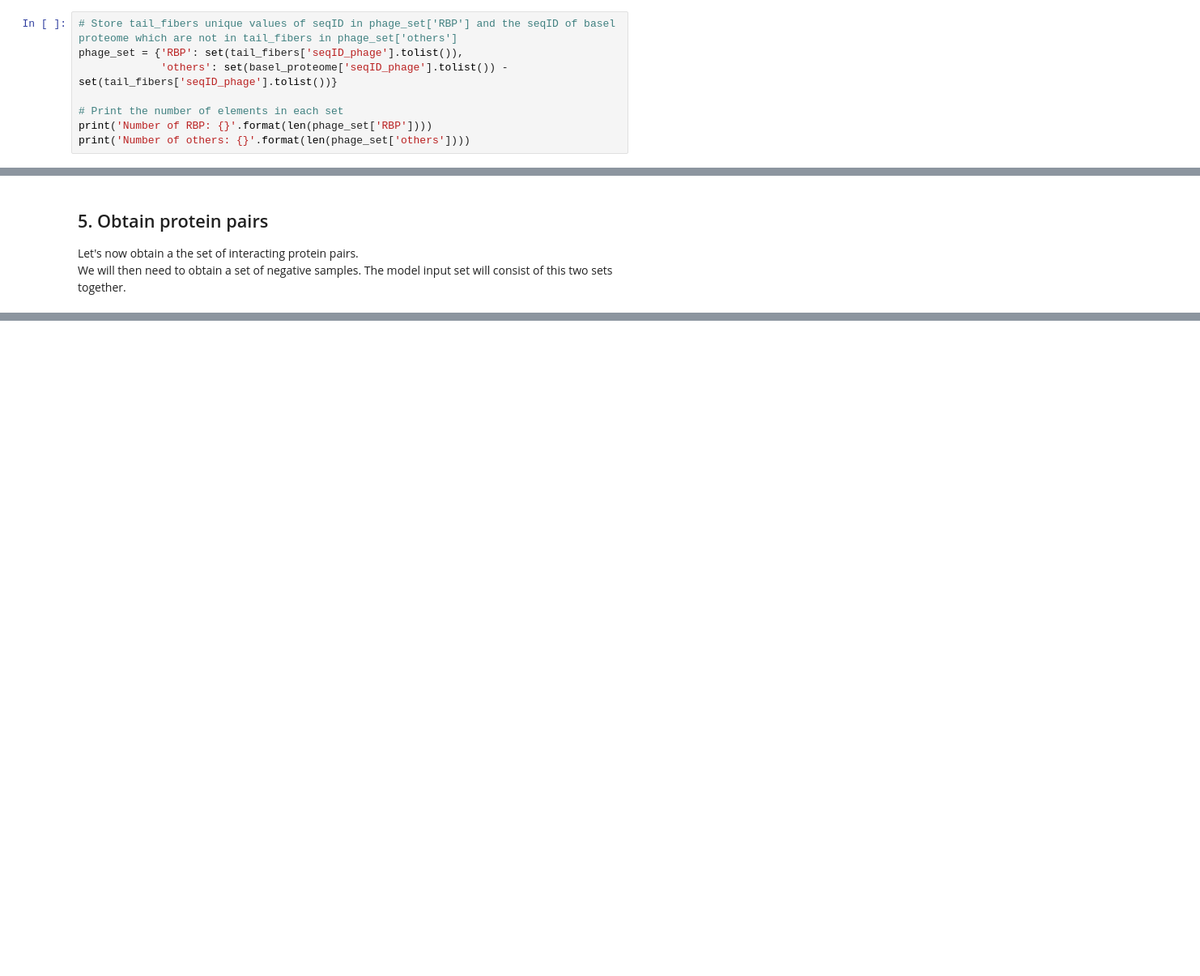
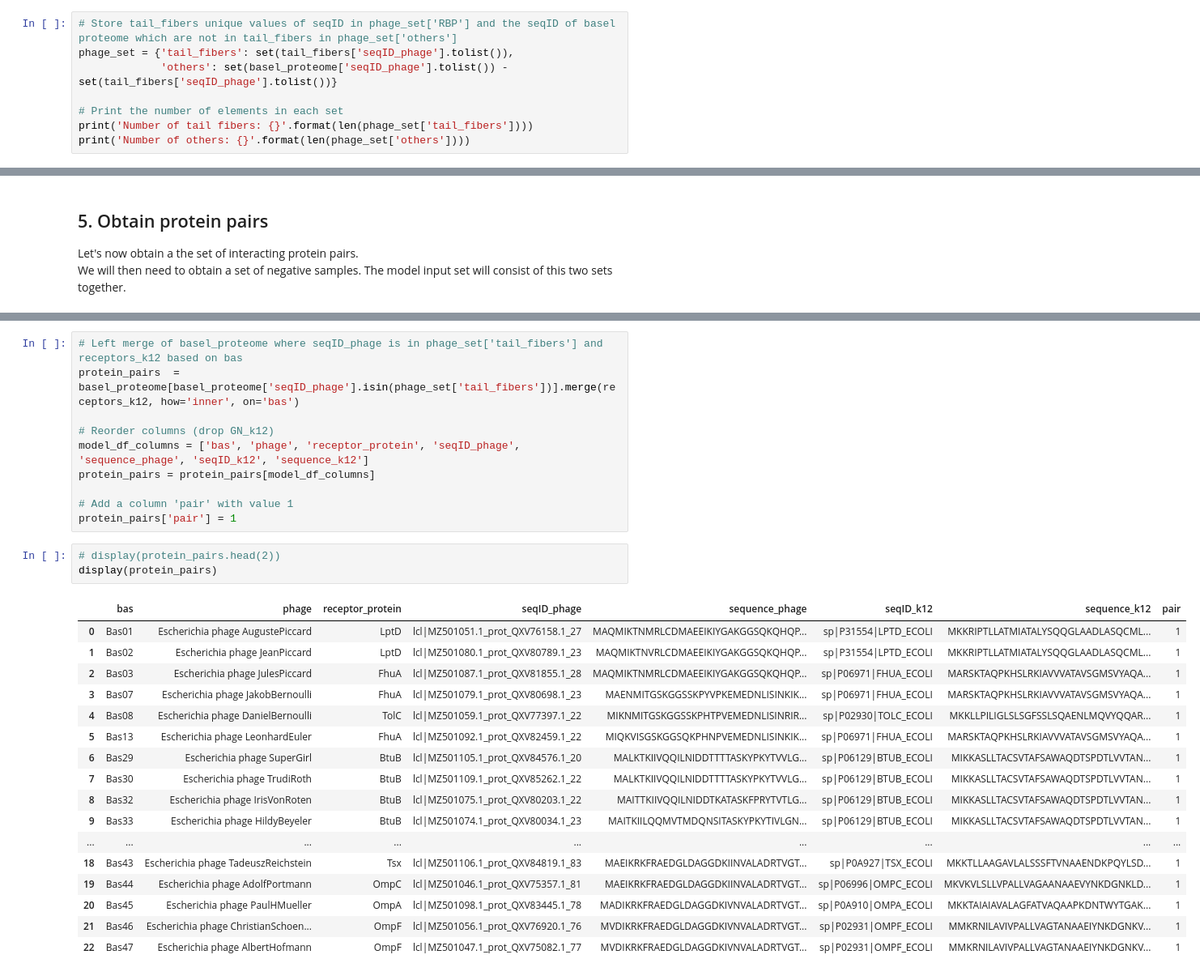
Before and after one commit to Drivahah/Predicting-phage-host-interaction-with-Language-Models, a Jupyter notebook: notebooks/02_transform_data.ipynb, the cells around one changed output, grey strips where cells are left out. Shown: that part at 81% size. Cells and saved outputs as stored; diff of their text form; blank space fills up the shorter version.

Commit message:
Obtain protein pairs

```diff
--- a/notebooks/02_transform_data.ipynb
+++ b/notebooks/02_transform_data.ipynb
@@ -558,10 +558,10 @@ tail_fibers = NN_thresholds(thresholds)
 Let's store the list of the proteins labeled as tail_fibers
 # %%
 # Store tail_fibers unique values of seqID in phage_set['RBP'] and the seqID of basel proteome which are not in tail_fibers in phage_set['others']
-phage_set = {'RBP': set(tail_fibers['seqID_phage'].tolist()),
+phage_set = {'tail_fibers': set(tail_fibers['seqID_phage'].tolist()),
              'others': set(basel_proteome['seqID_phage'].tolist()) - set(tail_fibers['seqID_phage'].tolist())}
 
 # Print the number of elements in each set
-print('Number of RBP: {}'.format(len(phage_set['RBP'])))
+print('Number of tail fibers: {}'.format(len(phage_set['tail_fibers'])))
 print('Number of others: {}'.format(len(phage_set['others'])))
 # %% [output]
@@ -582,3 +620,34 @@ We will then need to obtain a set of negative samples. The model input set will
+# %%
+# Left merge of basel_proteome where seqID_phage is in phage_set['tail_fibers'] and receptors_k12 based on bas
+protein_pairs  = basel_proteome[basel_proteome['seqID_phage'].isin(phage_set['tail_fibers'])].merge(receptors_k12, how='inner', on='bas')
+
+# Reorder columns (drop GN_k12)
+model_df_columns = ['bas', 'phage', 'receptor_protein', 'seqID_phage', 'sequence_phage', 'seqID_k12', 'sequence_k12']
+protein_pairs = protein_pairs[model_df_columns]
+
+# Add a column 'pair' with value 1
+protein_pairs['pair'] = 1
+# %%
+# display(protein_pairs.head(2))
+display(protein_pairs)
+# %% [output]
+|  | bas | phage | receptor_protein | seqID_phage | sequence_phage | seqID_k12 | sequence_k12 | pair |
+| 0 | Bas01 | Escherichia phage AugustePiccard | LptD | lcl|MZ501051.1_prot_QXV76158.1_27 | MAQMIKTNMRLCDMAEEIKIYGAKGGSQKQHQP... | sp|P31554|LPTD_ECOLI | MKKRIPTLLATMIATALYSQQGLAADLASQCML... | 1 |
+| 1 | Bas02 | Escherichia phage JeanPiccard | LptD | lcl|MZ501080.1_prot_QXV80789.1_23 | MAQMIKTNVRLCDMAEEIKIYGAKGGSQKQHQP... | sp|P31554|LPTD_ECOLI | MKKRIPTLLATMIATALYSQQGLAADLASQCML... | 1 |
+| 2 | Bas03 | Escherichia phage JulesPiccard | FhuA | lcl|MZ501087.1_prot_QXV81855.1_28 | MAQMIKTNMRLCDMAEEIKIYGAKGGSQKQHQP... | sp|P06971|FHUA_ECOLI | MARSKTAQPKHSLRKIAVVVATAVSGMSVYAQA... | 1 |
+| 3 | Bas07 | Escherichia phage JakobBernoulli | FhuA | lcl|MZ501079.1_prot_QXV80698.1_23 | MAENMITGSKGGSSKPYVPKEMEDNLISINKIK... | sp|P06971|FHUA_ECOLI | MARSKTAQPKHSLRKIAVVVATAVSGMSVYAQA... | 1 |
+| 4 | Bas08 | Escherichia phage DanielBernoulli | TolC | lcl|MZ501059.1_prot_QXV77397.1_22 | MIKNMITGSKGGSSKPHTPVEMEDNLISINRIR... | sp|P02930|TOLC_ECOLI | MKKLLPILIGLSLSGFSSLSQAENLMQVYQQAR... | 1 |
+| 5 | Bas13 | Escherichia phage LeonhardEuler | FhuA | lcl|MZ501092.1_prot_QXV82459.1_22 | MIQKVISGSKGGSQKPHNPVEMEDNLISINKIK... | sp|P06971|FHUA_ECOLI | MARSKTAQPKHSLRKIAVVVATAVSGMSVYAQA... | 1 |
+| 6 | Bas29 | Escherichia phage SuperGirl | BtuB | lcl|MZ501105.1_prot_QXV84576.1_20 | MALKTKIIVQQILNIDDTTTTASKYPKYTVVLG... | sp|P06129|BTUB_ECOLI | MIKKASLLTACSVTAFSAWAQDTSPDTLVVTAN... | 1 |
+| 7 | Bas30 | Escherichia phage TrudiRoth | BtuB | lcl|MZ501109.1_prot_QXV85262.1_22 | MALKTKIIVQQILNIDDTTTTASKYPKYTVVLG... | sp|P06129|BTUB_ECOLI | MIKKASLLTACSVTAFSAWAQDTSPDTLVVTAN... | 1 |
+| 8 | Bas32 | Escherichia phage IrisVonRoten | BtuB | lcl|MZ501075.1_prot_QXV80203.1_22 | MAITTKIIVQQILNIDDTKATASKFPRYTVTLG... | sp|P06129|BTUB_ECOLI | MIKKASLLTACSVTAFSAWAQDTSPDTLVVTAN... | 1 |
+| 9 | Bas33 | Escherichia phage HildyBeyeler | BtuB | lcl|MZ501074.1_prot_QXV80034.1_23 | MAITKIILQQMVTMDQNSITASKYPKYTIVLGN... | sp|P06129|BTUB_ECOLI | MIKKASLLTACSVTAFSAWAQDTSPDTLVVTAN... | 1 |
+| ... | ... | ... | ... | ... | ... | ... | ... | ... |
+| 18 | Bas43 | Escherichia phage TadeuszReichstein | Tsx | lcl|MZ501106.1_prot_QXV84819.1_83 | MAEIKRKFRAEDGLDAGGDKIINVALADRTVGT... | sp|P0A927|TSX_ECOLI | MKKTLLAAGAVLALSSSFTVNAAENDKPQYLSD... | 1 |
+| 19 | Bas44 | Escherichia phage AdolfPortmann | OmpC | lcl|MZ501046.1_prot_QXV75357.1_81 | MAEIKRKFRAEDGLDAGGDKIINVALADRTVGT... | sp|P06996|OMPC_ECOLI | MKVKVLSLLVPALLVAGAANAAEVYNKDGNKLD... | 1 |
+| 20 | Bas45 | Escherichia phage PaulHMueller | OmpA | lcl|MZ501098.1_prot_QXV83445.1_78 | MADIKRKFRAEDGLDAGGDKIVNVALADRTVGT... | sp|P0A910|OMPA_ECOLI | MKKTAIAIAVALAGFATVAQAAPKDNTWYTGAK... | 1 |
+| 21 | Bas46 | Escherichia phage ChristianSchoen... | OmpF | lcl|MZ501056.1_prot_QXV76920.1_76 | MVDIKRKFRAEDGLDAGGDKIVNVALADRTVGT... | sp|P02931|OMPF_ECOLI | MMKRNILAVIVPALLVAGTANAAEIYNKDGNKV... | 1 |
+| 22 | Bas47 | Escherichia phage AlbertHofmann | OmpF | lcl|MZ501047.1_prot_QXV75082.1_77 | MVDIKRKFRAEDGLDAGGDKIVNVALADRTVGT... | sp|P02931|OMPF_ECOLI | MMKRNILAVIVPALLVAGTANAAEIYNKDGNKV... | 1 |
 # %% [markdown]
 ### 3.3 Explore RBPs per virus
 # %%
```
Also changed, not shown: parts of 7 cells of this notebook.
